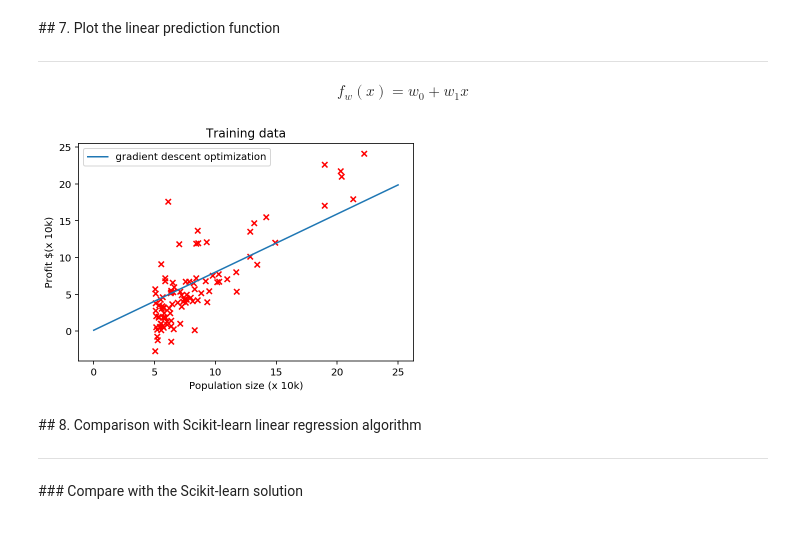
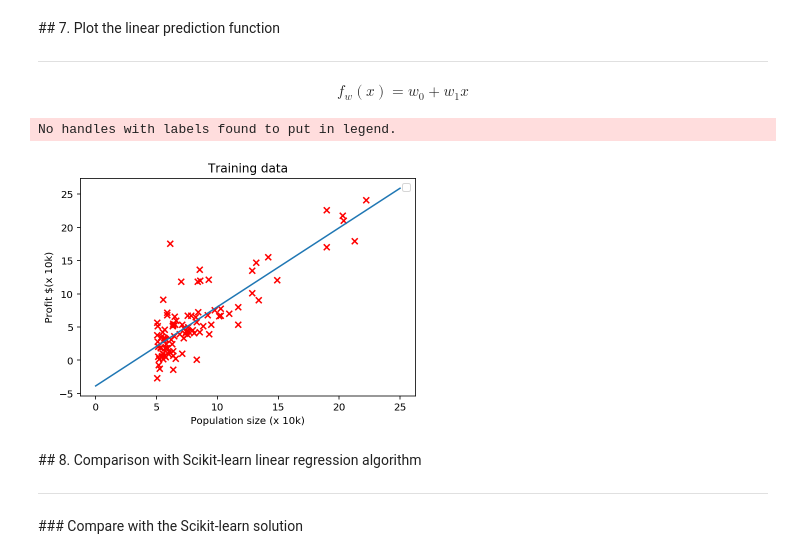
Before and after one commit to kiissy/machine-learning, a Jupyter notebook: assignment_02_b.ipynb, the cells around one changed output. Drawn from its saved outputs; the diff is of its cells as text; code cells hidden in the pictures.

Commit message:
Plot the linear prediction function

```diff
--- a/assignment_02_b.ipynb
+++ b/assignment_02_b.ipynb
@@ -266,20 +264,24 @@ f_w(x) = w_0 + w_1 x
 $$
 # %%
 # linear regression model
+
+w_0 = w_iters[(max_iter - 1), 0]
+w_1 = w_iters[(max_iter - 1), 1]
 x_pred = np.linspace(0,25,100) # define the domain of the prediction function
-y_pred = # compute the prediction values within the given domain x_pred
+y_pred = w_0 + w_1 * x_pred # compute the prediction values within the given domain x_pred
 
 # plot
 plt.figure(3)
-plt.scatter( )
-plt.plot( )
+plt.scatter(x_train, y_train, marker="x", color="r")
+plt.plot(x_pred, y_pred)
 plt.legend(loc='best')
 plt.title('Training data')
 plt.xlabel('Population size (x 10k)')
 plt.ylabel('Profit $(x 10k)')
 plt.show()
 # %% [output]
+No handles with labels found to put in legend.
-[figure, old version]
+[figure, new version]
 # %% [markdown]
 ## 8. Comparison with Scikit-learn linear regression algorithm
 <hr>
```
Also changed, not shown: parts of 2 cells of this notebook.
